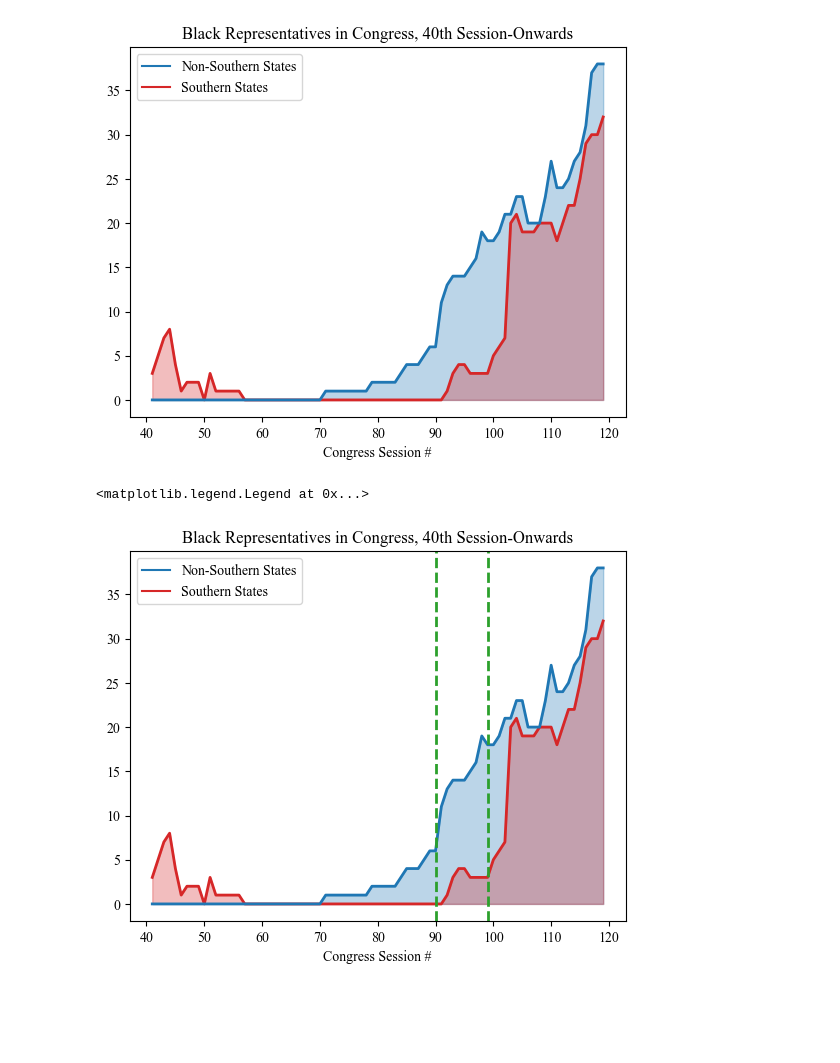
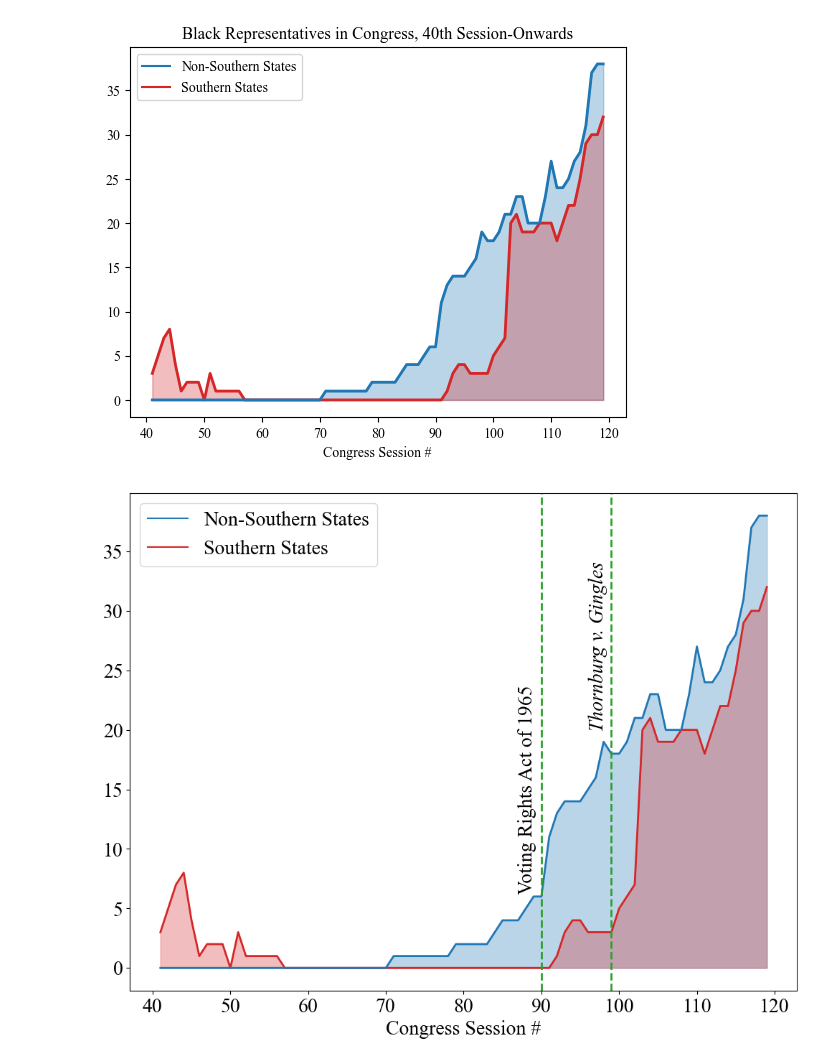
Before and after one commit to angela-moon/vra-analysis-south, a Jupyter notebook: black_representation_plot/black_representation_plot.ipynb, the cells around one changed output. Cells and saved outputs as stored; diff of their text form; code cells hidden in the pictures; blank space fills up the shorter version.

Commit message:
update plots for poster

```diff
--- a/black_representation_plot/black_representation_plot.ipynb
+++ b/black_representation_plot/black_representation_plot.ipynb
@@ -79,18 +79,23 @@ plt.legend()
 <matplotlib.legend.Legend at 0x...>
 [figure]
 # %%
+plt.figure(figsize=(12, 9))
 plt.rcParams['font.family'] = 'Times New Roman'
 plt.plot(south_cong["Session No"], south_cong["no"], color='tab:red', linestyle='-', marker='', linewidth=2)
 plt.plot(non_south_cong["Session No"], non_south_cong["no"], color='tab:blue', linestyle='-', marker='', linewidth=2)
 plt.fill_between(non_south_cong["Session No"], non_south_cong["no"], color="tab:blue", alpha=0.3)
 plt.fill_between(south_cong["Session No"], south_cong["no"], color="tab:red", alpha=0.3)
-plt.title("Black Representatives in Congress, 40th Session-Onwards")
-plt.xlabel("Congress Session #")
+#plt.title("Black Representatives in Congress, 40th Session-Onwards")
+plt.xlabel("Congress Session #", fontsize=20)
 plt.axvline(x=90, color='tab:green', linestyle='--', linewidth=2)
+plt.text(87, 15, 'Voting Rights Act of 1965', rotation=90, verticalalignment='center', color='k', fontsize=20)
 plt.axvline(x=99, color='tab:green', linestyle='--', linewidth=2)
+plt.text(96, 27, 'Thornburg v. Gingles', rotation=90, verticalalignment='center', color='k', fontsize=20, fontstyle='italic')
 plt.plot([], [], color='tab:blue',label="Non-Southern States")
 plt.plot([], [], color='tab:red', label="Southern States")
-plt.legend()
+plt.tick_params(axis='both', labelsize=20)
+plt.legend(fontsize=20)
+
+plt.savefig("blackrep.png")
 # %% [output]
-<matplotlib.legend.Legend at 0x...>
-[figure, old version]
+[figure, new version]
```
Also changed, not shown: 1 other file.
